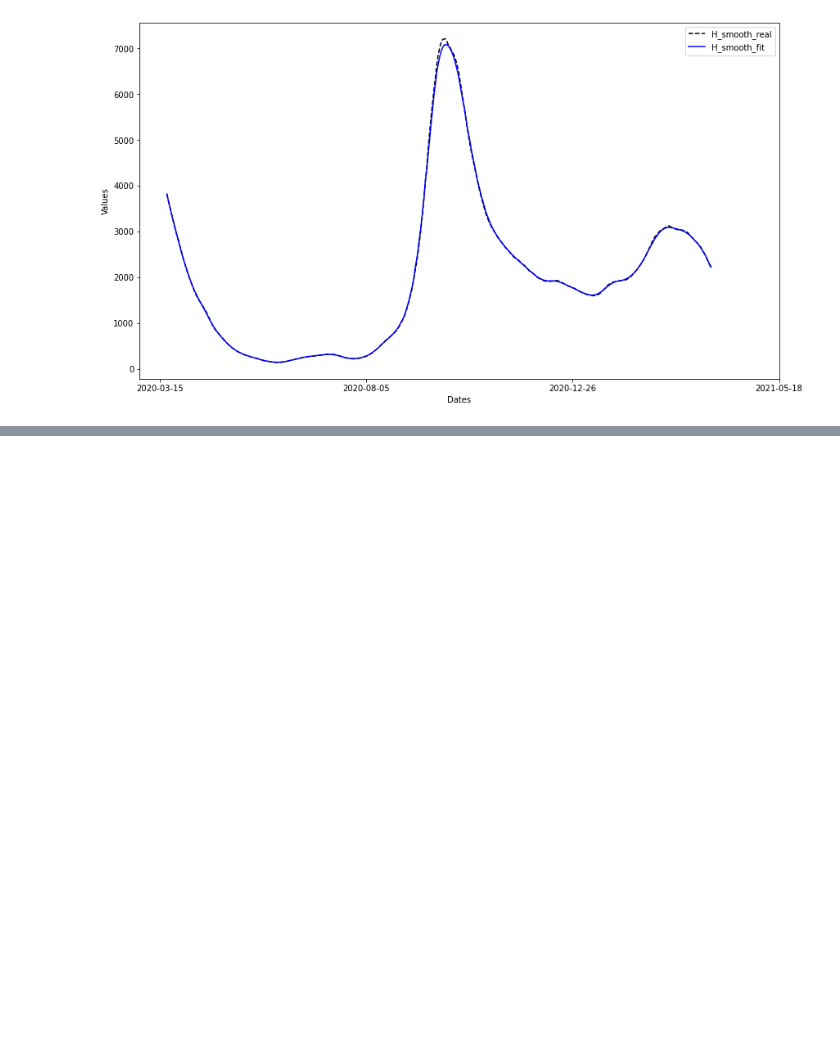
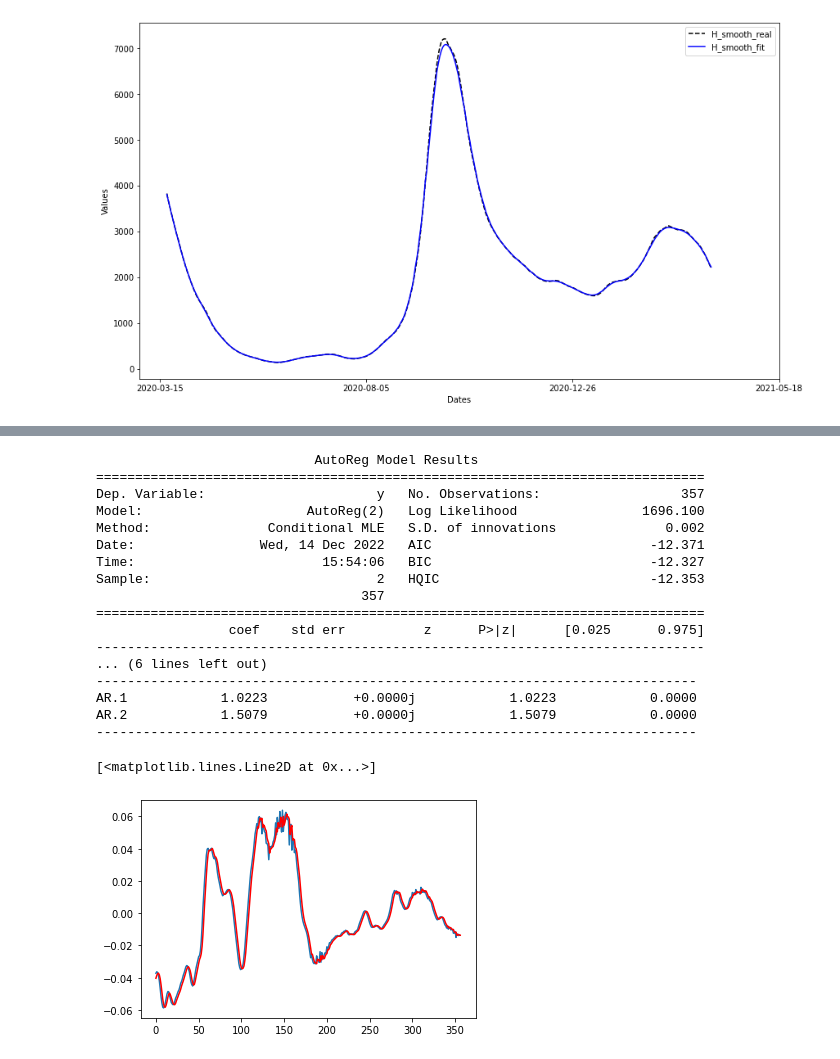
Before and after one commit to OD1992/Python-programs, a Jupyter notebook: Hospi_change_point.ipynb, the cells around one changed output, grey strips where cells are left out. Drawn from its saved outputs; the diff is of its cells as text; code cells hidden in the pictures; blank space fills up the shorter version.

```diff
--- a/Hospi_change_point.ipynb
+++ b/Hospi_change_point.ipynb
@@ -266,0 +316,32 @@ Optimization terminated successfully.
+# %%
+# Instantiate and fit the AR model with training data
+ar_model = AutoReg(data, lags=2).fit()
+# Print Summary
+print(ar_model.summary())
+
+# Make the predictions
+pred = ar_model.predict(start=0, end=len(data), dynamic=False)
+# Plot the prediction vs test data
+from matplotlib import pyplot
+pyplot.plot(pred)
+pyplot.plot(data, color='red')
+# %% [output]
+                            AutoReg Model Results
+==============================================================================
+Dep. Variable:                      y   No. Observations:                  357
+Model:                     AutoReg(2)   Log Likelihood                1696.100
+Method:               Conditional MLE   S.D. of innovations              0.002
+Date:                Wed, 14 Dec 2022   AIC                            -12.371
+Time:                        15:54:06   BIC                            -12.327
+Sample:                             2   HQIC                           -12.353
+                                  357
+==============================================================================
+                 coef    std err          z      P>|z|      [0.025      0.975]
+------------------------------------------------------------------------------
+... (6 lines left out)
+-----------------------------------------------------------------------------
+AR.1            1.0223           +0.0000j            1.0223            0.0000
+AR.2            1.5079           +0.0000j            1.5079            0.0000
+-----------------------------------------------------------------------------
+[<matplotlib.lines.Line2D at 0x...>]
+[figure, added]
```
Also changed, not shown: parts of 3 cells of this notebook.
